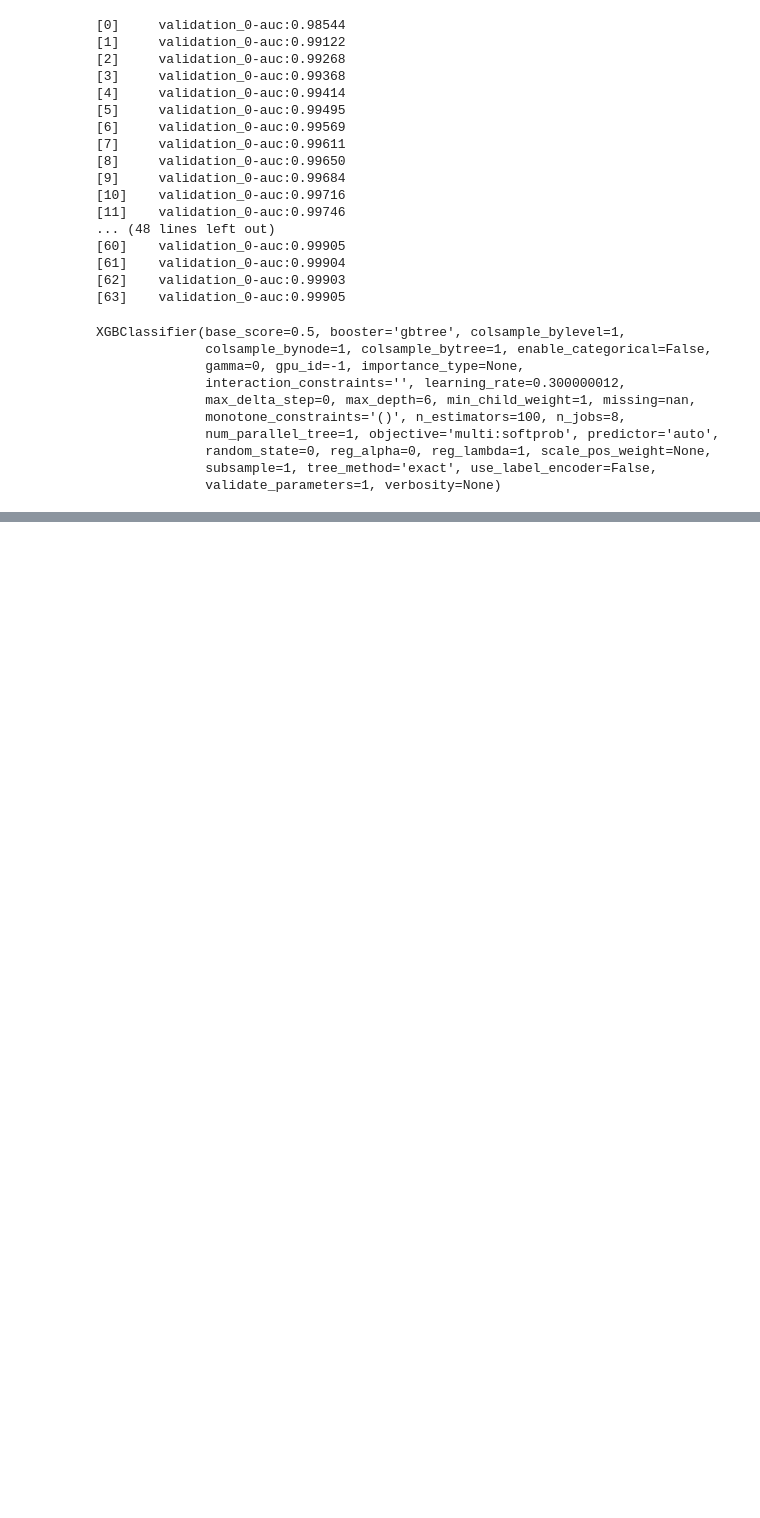
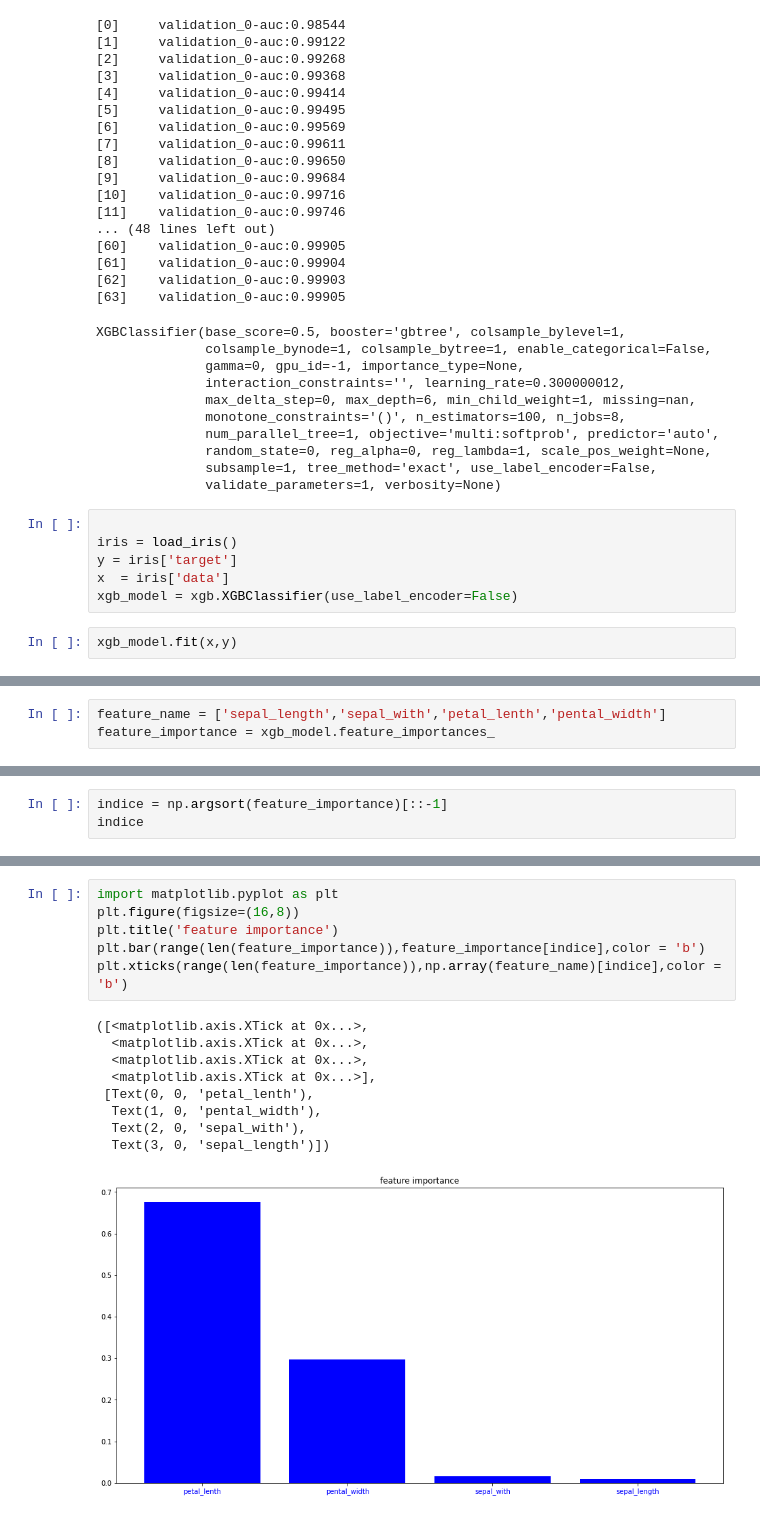
Before and after one commit to QHfirewater/data_science, a Jupyter notebook: code/xgboost教程.ipynb, the cells around one changed output, grey strips where cells are left out. Cells and saved outputs as stored; diff of their text form; blank space fills up the shorter version.

```diff
--- a/code/xgboost教程.ipynb
+++ b/code/xgboost教程.ipynb
@@ -207,3 +207,11 @@ XGBClassifier(base_score=0.5, booster='gbtree', colsample_bylevel=1,
               random_state=0, reg_alpha=0, reg_lambda=1, scale_pos_weight=None,
               subsample=1, tree_method='exact', use_label_encoder=False,
               validate_parameters=1, verbosity=None)
+# %%
+
+iris = load_iris()
+y = iris['target']
+x  = iris['data']
+xgb_model = xgb.XGBClassifier(use_label_encoder=False)
+# %%
+xgb_model.fit(x,y)
@@ -209,0 +230,3 @@ XGBClassifier(base_score=0.5, booster='gbtree', colsample_bylevel=1,
+# %%
+feature_name = ['sepal_length','sepal_with','petal_lenth','pental_width']
+feature_importance = xgb_model.feature_importances_
@@ -209,0 +237,3 @@ XGBClassifier(base_score=0.5, booster='gbtree', colsample_bylevel=1,
+# %%
+indice = np.argsort(feature_importance)[::-1]
+indice
@@ -209,0 +250,16 @@ XGBClassifier(base_score=0.5, booster='gbtree', colsample_bylevel=1,
+# %%
+import matplotlib.pyplot as plt
+plt.figure(figsize=(16,8))
+plt.title('feature importance')
+plt.bar(range(len(feature_importance)),feature_importance[indice],color = 'b')
+plt.xticks(range(len(feature_importance)),np.array(feature_name)[indice],color = 'b')
+# %% [output]
+([<matplotlib.axis.XTick at 0x...>,
+  <matplotlib.axis.XTick at 0x...>,
+  <matplotlib.axis.XTick at 0x...>,
+  <matplotlib.axis.XTick at 0x...>],
+ [Text(0, 0, 'petal_lenth'),
+  Text(1, 0, 'pental_width'),
+  Text(2, 0, 'sepal_with'),
+  Text(3, 0, 'sepal_length')])
+[figure, added]
```
Also changed, not shown: parts of 6 cells of this notebook, 6 other files.
